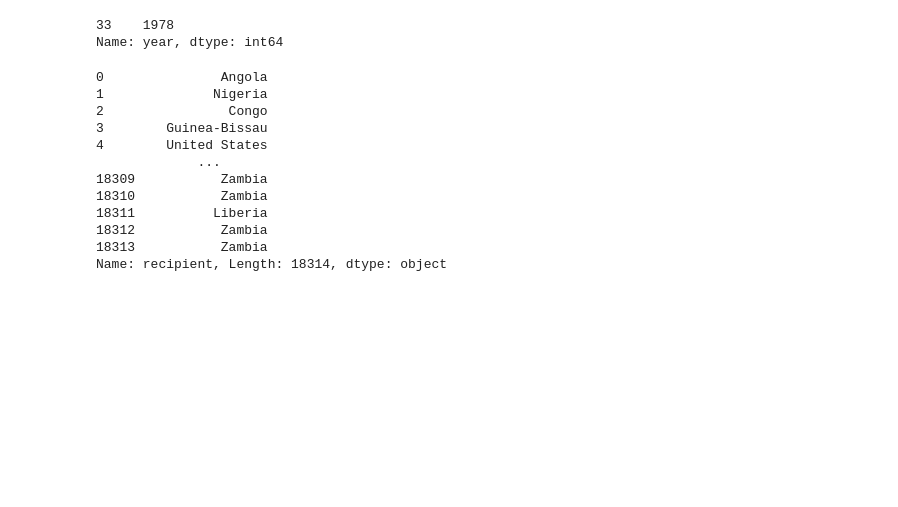
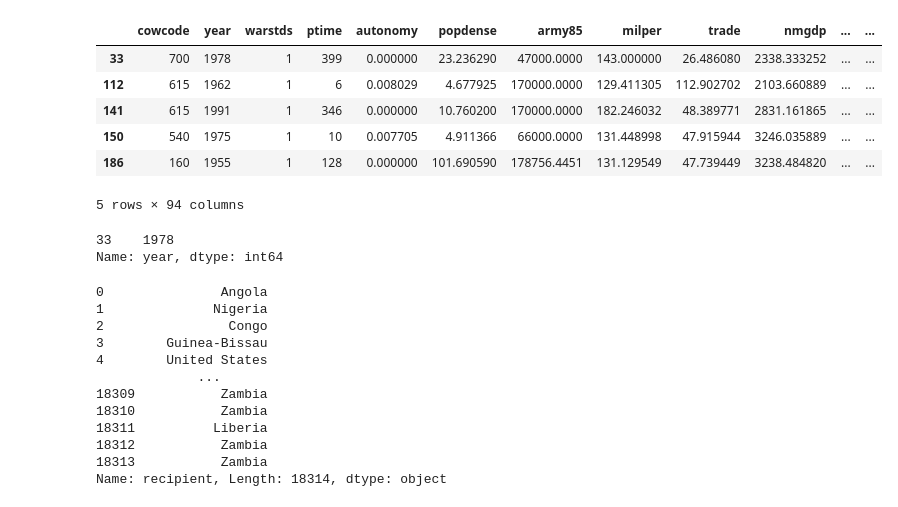
Before and after one commit to epfl-ada/ada-2020-project-milestone-p3-p3_cadastrophe, a Jupyter notebook: TIV_analysis.ipynb, the cells around one changed output. Cells and saved outputs as stored; diff of their text form; code cells hidden in the pictures; blank space fills up the shorter version.

```diff
--- a/TIV_analysis.ipynb
+++ b/TIV_analysis.ipynb
@@ -40,3 +76,13 @@ sambanis = pd.read_csv("sambanis_extented.csv", usecols=cols_sambanis)
 
 #civil_war contains only the observations with a civil war
 civil_war = sambanis[sambanis["warstds"]==1]
+# %%
+civil_war.head()
+# %% [output]
+|  | cowcode | year | warstds | ptime | autonomy | popdense | army85 | milper | trade | nmgdp | ... | ... |
+| 33 | 700 | 1978 | 1 | 399 | 0.000000 | 23.236290 | 47000.0000 | 143.000000 | 26.486080 | 2338.333252 | ... | ... |
+| 112 | 615 | 1962 | 1 | 6 | 0.008029 | 4.677925 | 170000.0000 | 129.411305 | 112.902702 | 2103.660889 | ... | ... |
+| 141 | 615 | 1991 | 1 | 346 | 0.000000 | 10.760200 | 170000.0000 | 182.246032 | 48.389771 | 2831.161865 | ... | ... |
+| 150 | 540 | 1975 | 1 | 10 | 0.007705 | 4.911366 | 66000.0000 | 131.448998 | 47.915944 | 3246.035889 | ... | ... |
+| 186 | 160 | 1955 | 1 | 128 | 0.000000 | 101.690590 | 178756.4451 | 131.129549 | 47.739449 | 3238.484820 | ... | ... |
+5 rows × 94 columns
```
Also changed, not shown: parts of 6 cells of this notebook.
